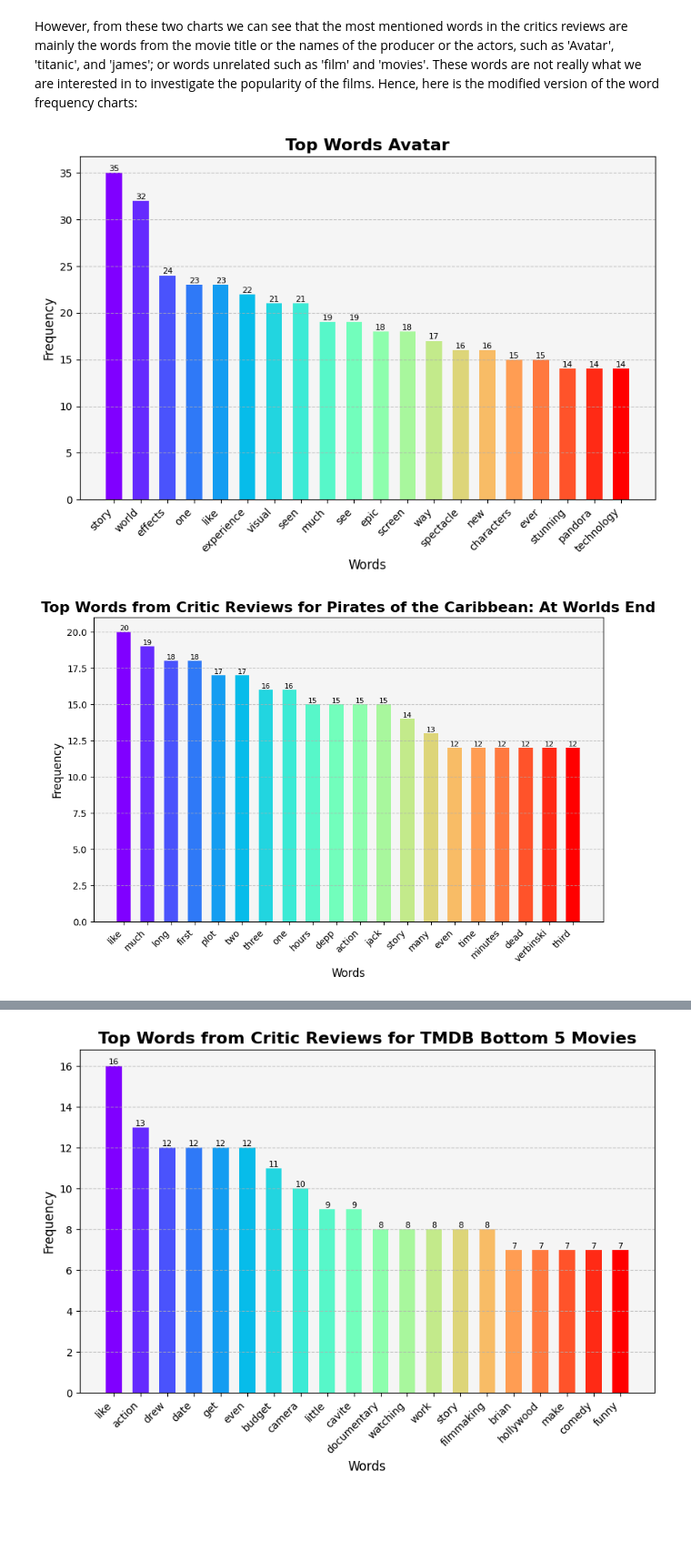
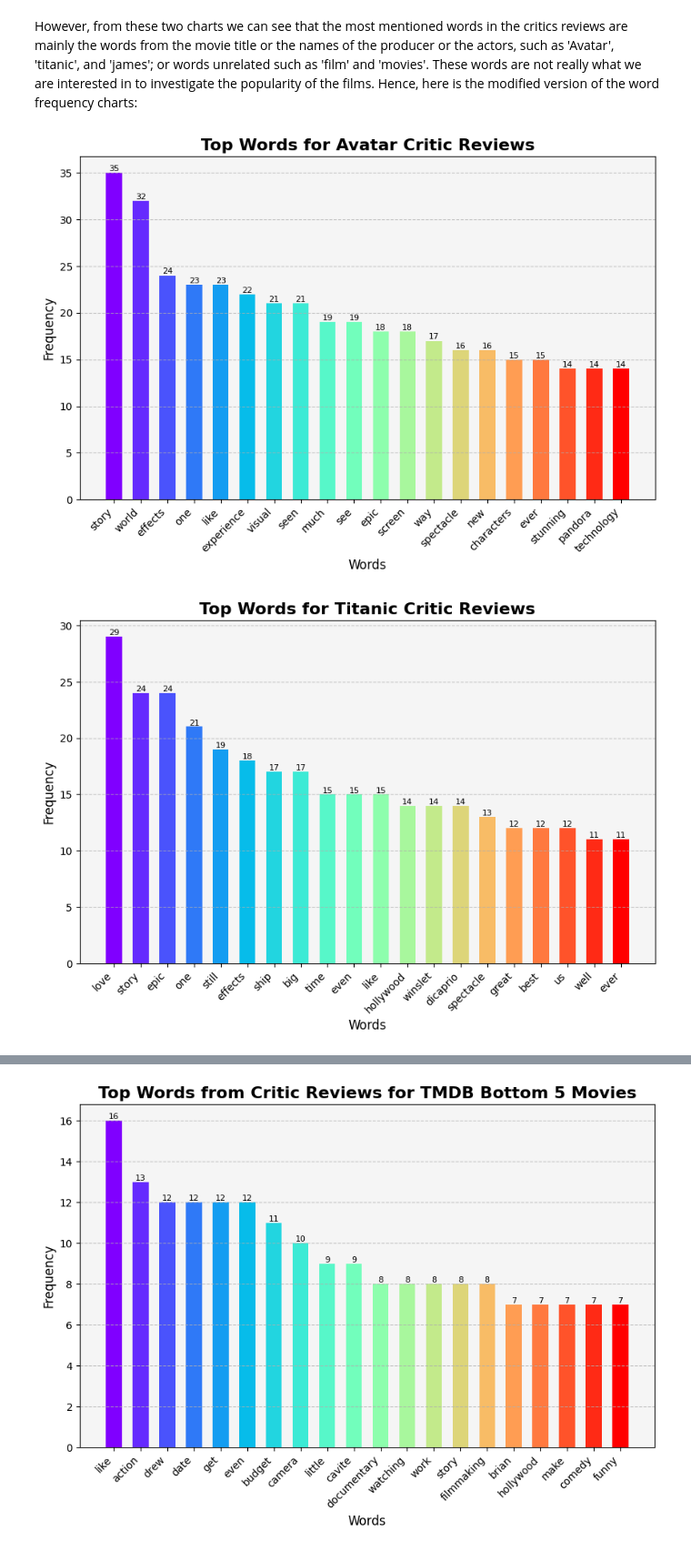
Before and after one commit to khou128/QM2, a Jupyter notebook: Project_NLP.ipynb, the cells around one changed output, grey strips where cells are left out. Shown at 91% size. Cells and saved outputs as stored; diff of their text form; code cells hidden in the pictures; blank space fills up the shorter version.

```diff
--- a/Project_NLP.ipynb
+++ b/Project_NLP.ipynb
@@ -283,7 +283,7 @@ plt.figure(figsize=(10, 6))
 bars = plt.bar(*zip(*top_words), color=colormap(range(len(top_words))), width=0.6, align='center')
 plt.xlabel('Words', fontsize=12)
 plt.ylabel('Frequency', fontsize=12)
-plt.title('Top Words Avatar', fontsize=16, fontweight='bold')
+plt.title('Top Words for Avatar Critic Reviews', fontsize=16, fontweight='bold')
 plt.xticks(rotation=45, ha='right', fontsize=10)
 plt.gca().set_facecolor('#F5F5F5')
 plt.grid(axis='y', linestyle='--', alpha=0.7)
@@ -292,29 +292,29 @@ for bar in bars:
     plt.text(bar.get_x() + bar.get_width()/2, yval + 0.01, round(yval, 2), ha='center', va='bottom', fontsize=8)
 plt.show()
 # %% [output]
-[figure, old version]
+[figure, new version]
 # %%
-#Word frequency for Pirates of the Caribbean: At Worlds End:
+#Word frequency for Titanic:
 text_data = ' '.join(df1['review-text'].dropna())
 words = word_tokenize(text_data)
 stop_words = set(stopwords.words('english'))
-exclude_words = ['end','world','pirates','caribbean', 'film', 'films', 'movie', 'movies']  # Add the words to exclude
+exclude_words = ['titanic', 'cameron', 'james', 'film', 'films', 'movie', 'movies']  # Add the words to exclude
 words = [word.lower() for word in words if word.isalpha() and word.lower() not in stop_words and word.lower() not in exclude_words] # Filter out stop words and excluded words
 freq_dist = FreqDist(words)
 top_words = freq_dist.most_common(20)
 colormap = cm.get_cmap('rainbow', len(top_words))
 plt.figure(figsize=(10, 6))
 bars = plt.bar(*zip(*top_words), color=colormap(range(len(top_words))), width=0.6, align='center')
 plt.xlabel('Words', fontsize=12)
 plt.ylabel('Frequency', fontsize=12)
-plt.title('Top Words from Critic Reviews for Pirates of the Caribbean: At Worlds End', fontsize=16, fontweight='bold')
+plt.title('Top Words for Titanic Critic Reviews', fontsize=16, fontweight='bold')
 plt.xticks(rotation=45, ha='right', fontsize=10)
 plt.gca().set_facecolor('#F5F5F5')
 plt.grid(axis='y', linestyle='--', alpha=0.7)
 for bar in bars:
     yval = bar.get_height()
     plt.text(bar.get_x() + bar.get_width()/2, yval + 0.01, round(yval, 2), ha='center', va='bottom', fontsize=8)
 plt.show()
 # %% [output]
-[figure, old version]
+[figure, new version]
 # %% [markdown]
```
Also changed, not shown: parts of 12 cells of this notebook.
